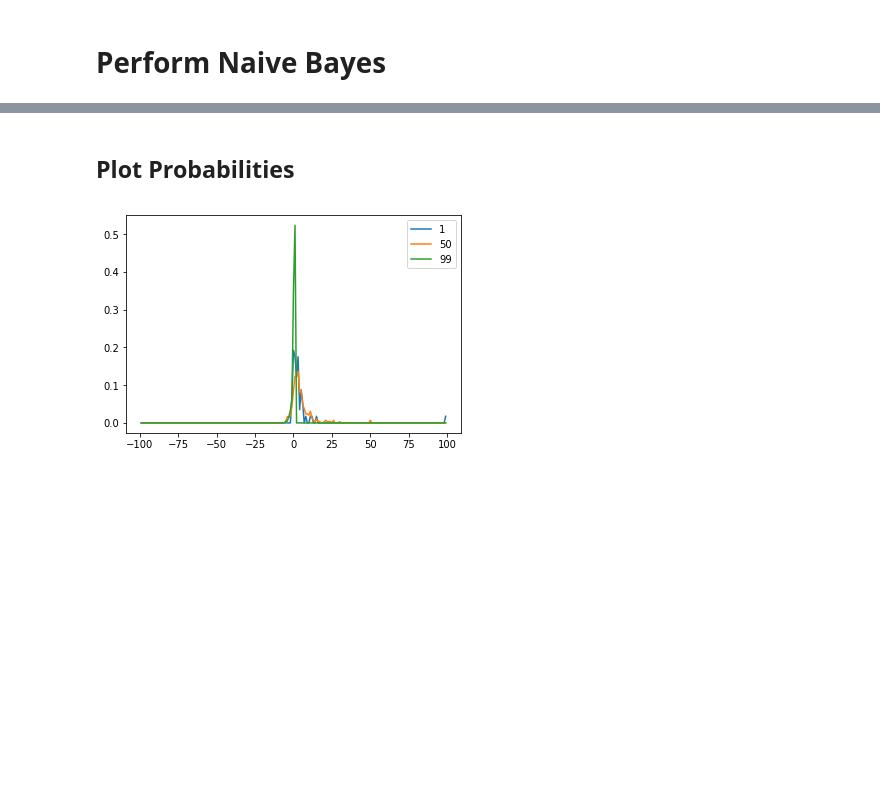
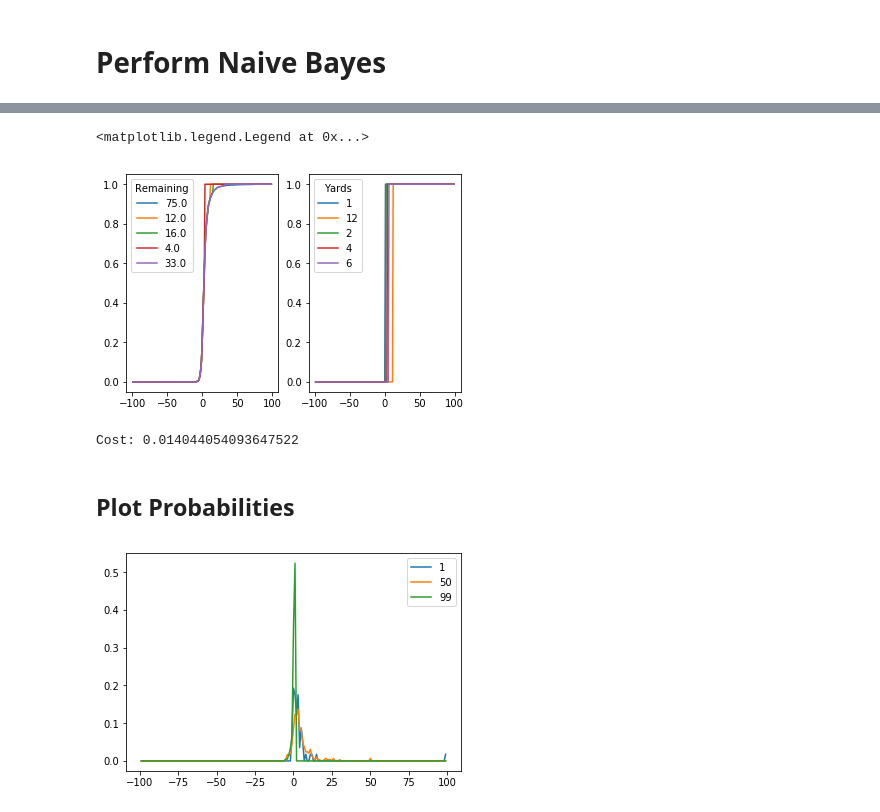
Before and after one commit to traviemcg/cs229nflbigdata, a Jupyter notebook: naive_bayes.ipynb, the cells around one changed output, grey strips where cells are left out. Saved outputs shown, nothing was run; the diff lists cells and outputs as text; code cells hidden in the pictures; blank space fills up the shorter version.

```diff
--- a/naive_bayes.ipynb
+++ b/naive_bayes.ipynb
@@ -103,9 +73,3 @@ print(df.shape)
 3  2017090700  20170907000345            KC             NE         2      2
 4  2017090700  20170907000395            KC             KC        25      7
 (23171, 49)
-# %%
-df = df[df['NflIdRusher']==df['NflId']] # only keep entries associated with the rusher
-print(df.head()[['GameId', 'PlayId', 'FieldPosition', 'PossessionTeam', 'YardLine', 'Yards']])
-df.reset_index(drop=True, inplace=True)
-print(df.head()[['GameId', 'PlayId', 'FieldPosition', 'PossessionTeam', 'YardLine', 'Yards']])
-print(df.shape)
@@ -194,2 +130,29 @@ print(yard_cdf[97:102])
+# %%
+fig, axes = plt.subplots(1, 2)
+for index, row in dev.head().iterrows():
+    pred_cdf = squash(yard_cdf, int(row['YardsRemaining']))
+    axes[0].plot(np.arange(-99,100), pred_cdf, label=row['YardsRemaining'])
+    true_cdf = np.zeros(199)
+    true_cdf[99+row['Yards']:] = 1
+    axes[1].plot(np.arange(-99,100), true_cdf, label=row['Yards'])
+    (pred_cdf-true_cdf)**2
+
+axes[0].legend(title='Remaining')
+axes[1].legend(title='Yards')
+# %% [output]
+<matplotlib.legend.Legend at 0x...>
+[figure, added]
+# %%
+all_loss = []
+for index, row in dev.iterrows():
+    pred_cdf = squash(yard_cdf, int(row['YardsRemaining']))
+    true_cdf = np.zeros(199)
+    true_cdf[99+row['Yards']:] = 1
+    loss = 1/199 * np.sum((pred_cdf-true_cdf)**2)
+    all_loss.append(loss)
+cost = np.average(all_loss)
+print("Cost: {}".format(cost))
+# %% [output]
+Cost: 0.014044054093647522
 # %% [markdown]
 ## Plot Probabilities
```
Also changed, not shown: parts of 24 cells of this notebook.
